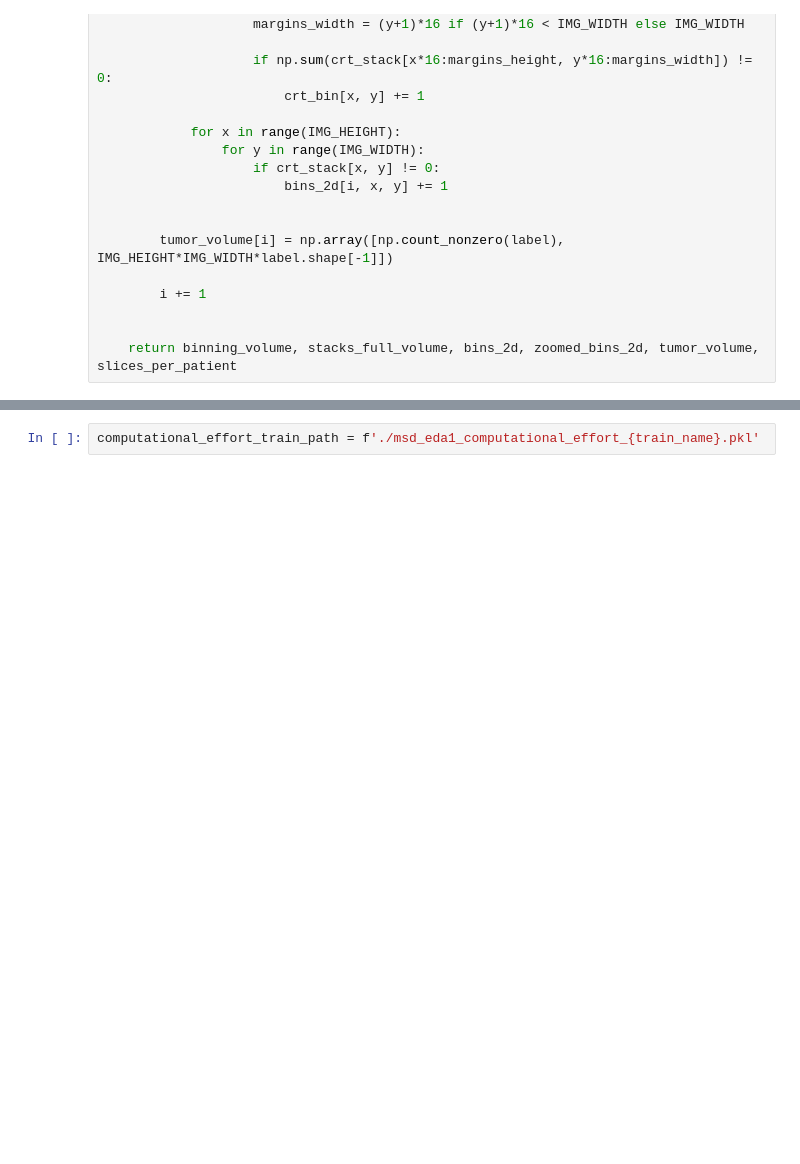
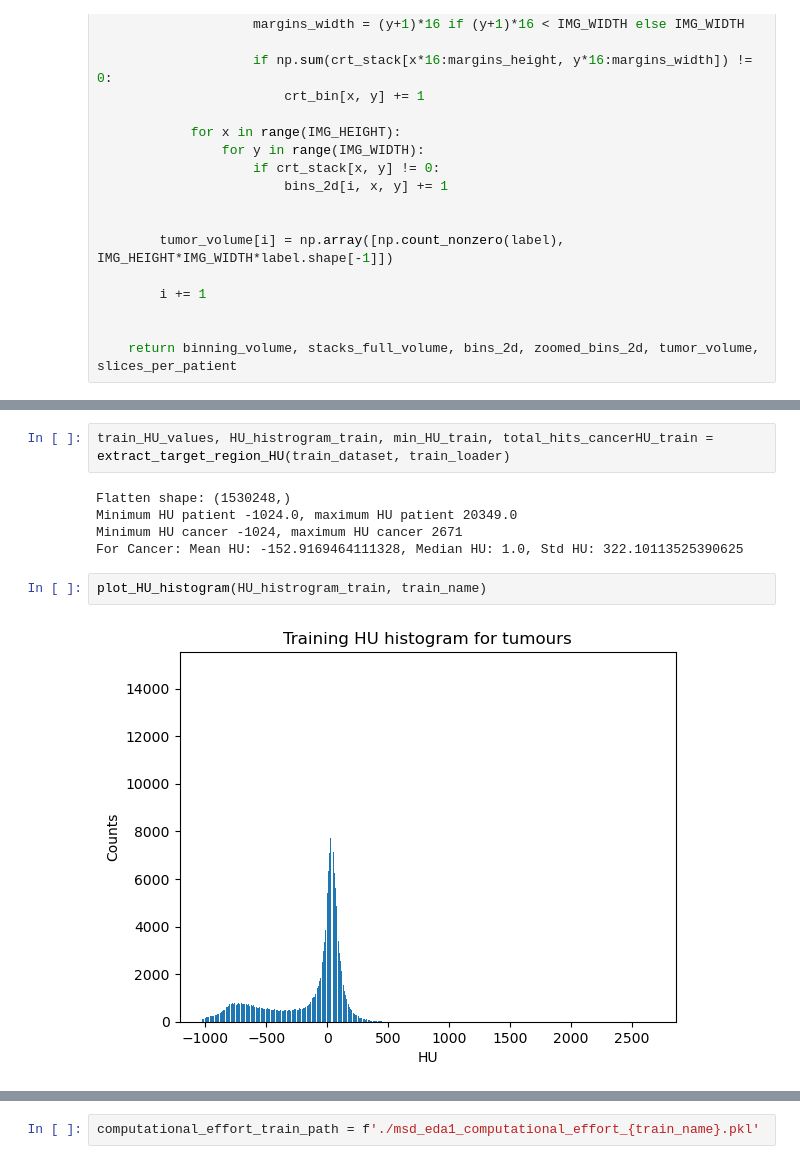
Before and after one commit to Chiru-CatalinMihail/LungCancerCT, a Jupyter notebook: MSD_EDA.ipynb, the cells around one changed output, grey strips where cells are left out. Cells and saved outputs as stored; diff of their text form; blank space fills up the shorter version.

```diff
--- a/MSD_EDA.ipynb
+++ b/MSD_EDA.ipynb
@@ -443,0 +534,11 @@ def update_quantitative_counters(dataset, crt_loader):
+# %%
+train_HU_values, HU_histrogram_train, min_HU_train, total_hits_cancerHU_train = extract_target_region_HU(train_dataset, train_loader)
+# %% [output]
+Flatten shape: (1530248,)
+Minimum HU patient -1024.0, maximum HU patient 20349.0
+Minimum HU cancer -1024, maximum HU cancer 2671
+For Cancer: Mean HU: -152.9169464111328, Median HU: 1.0, Std HU: 322.10113525390625
+# %%
+plot_HU_histogram(HU_histrogram_train, train_name)
+# %% [output]
+[figure, added]
```
Also changed, not shown: parts of 8 cells of this notebook.
